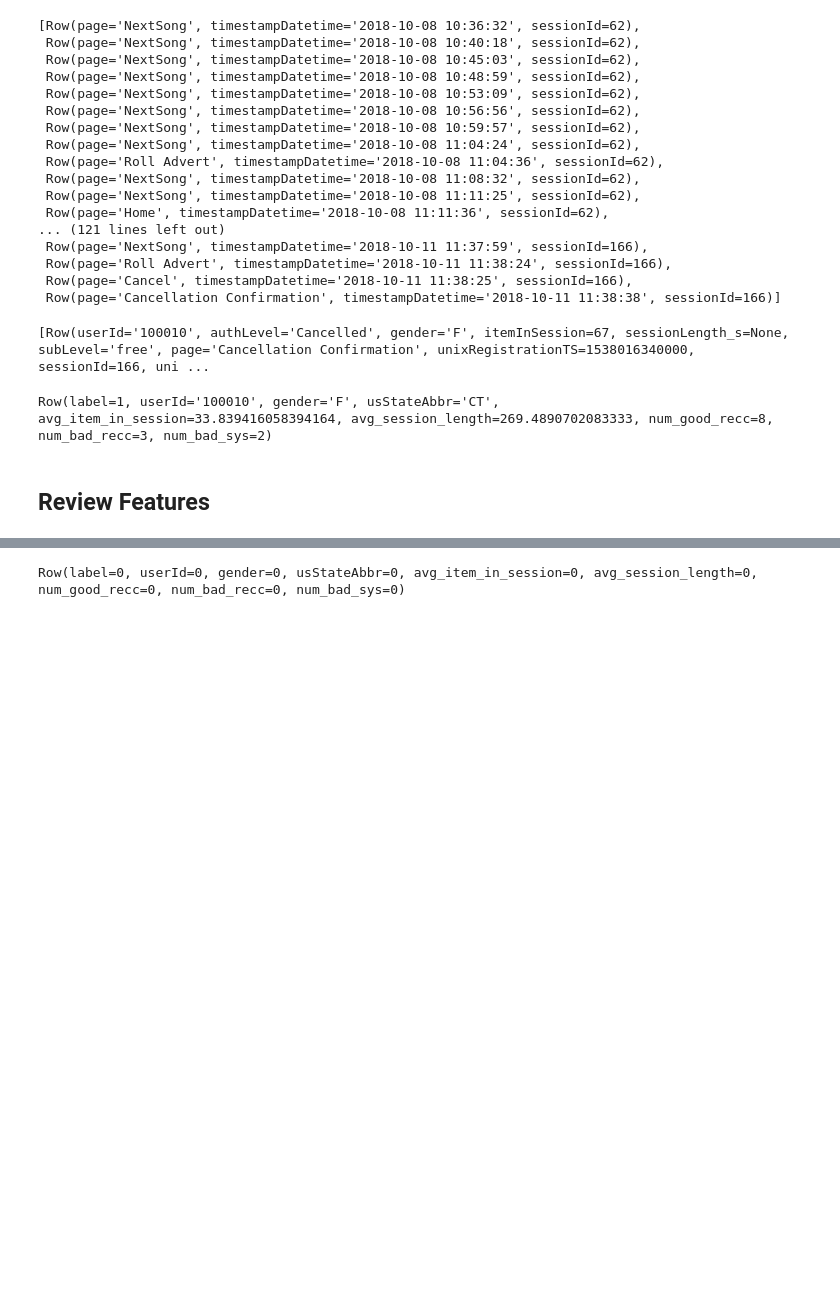
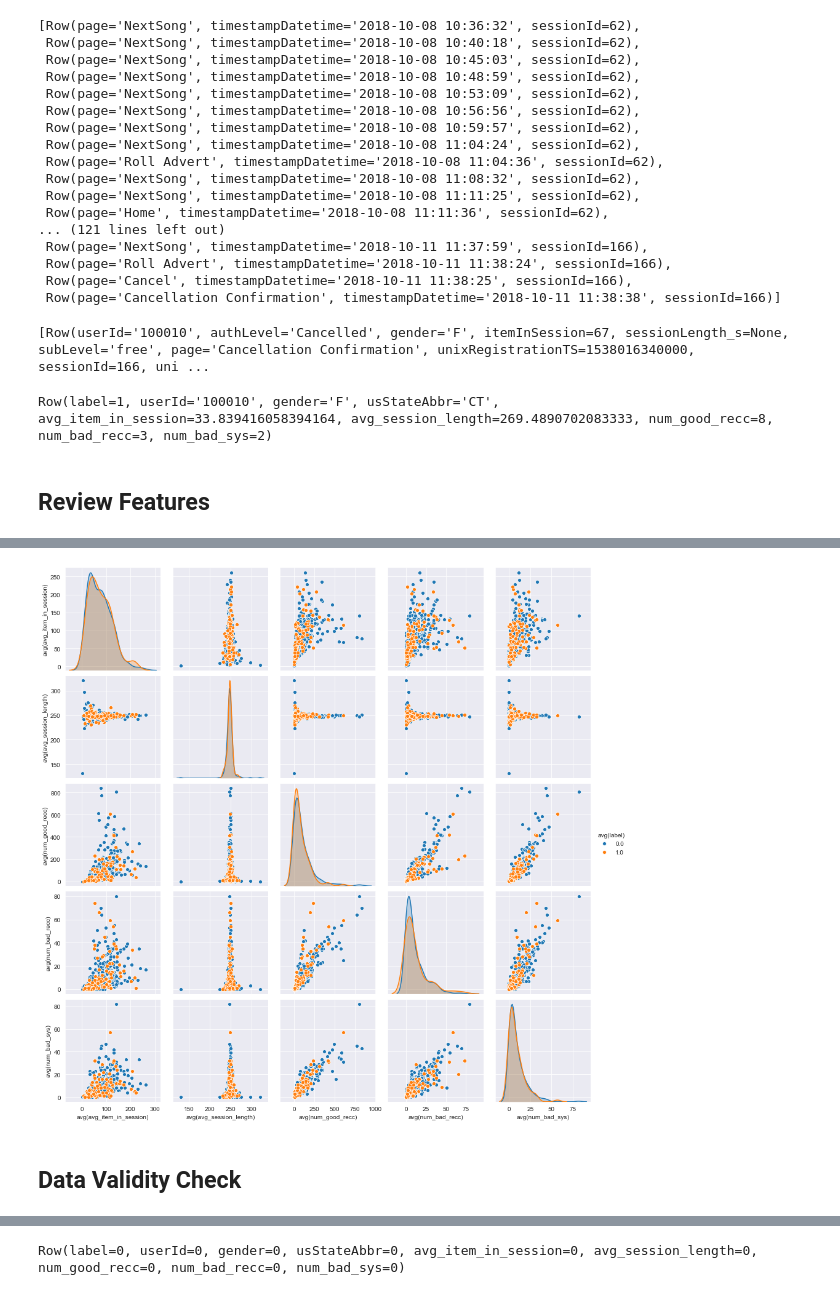
Before and after one commit to jhmarlow/digital-services-churn-prediction, a Jupyter notebook: notebooks/Sparkify_FeatureEngineering.ipynb, the cells around one changed output, grey strips where cells are left out. Cells and saved outputs as stored; diff of their text form; code cells hidden in the pictures; blank space fills up the shorter version.

```diff
--- a/notebooks/Sparkify_FeatureEngineering.ipynb
+++ b/notebooks/Sparkify_FeatureEngineering.ipynb
@@ -252,0 +253,4 @@ review_features(count_on='userId', group_on='num_good_recc', bins=50)
+# %%
+user_stats = ml_features_data.groupBy('userId').avg().toPandas()
+# %%
+user_stats = user_stats.drop(labels="userId", axis=)
@@ -253,3 +266,9 @@ review_features(count_on='userId', group_on='num_good_recc', bins=50)
+# %%
+sns.pairplot(user_stats, hue="avg(label)");
+# %% [output]
+[figure, added]
+# %% [markdown]
+## Data Validity Check
 # %%
 def check_data_validity(df):
     print(df.select([F.count(when(isnan(c) | col(c).isNull(), c)).alias(c) for c in df.columns]).head())
```
Also changed, not shown: parts of 5 cells of this notebook, 3 other files.
